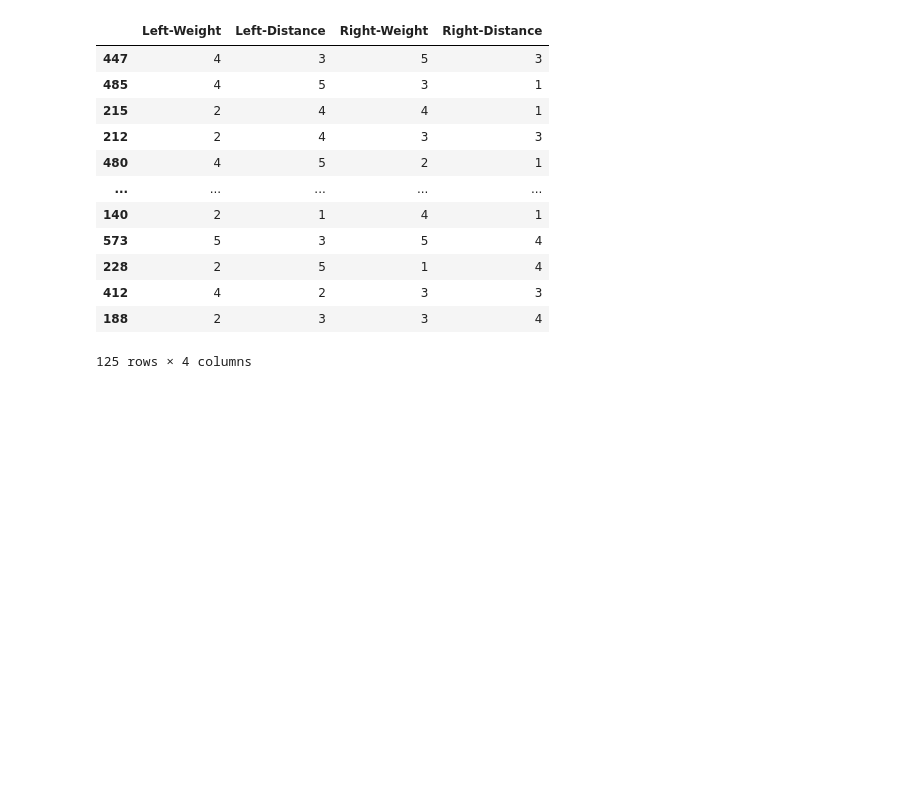
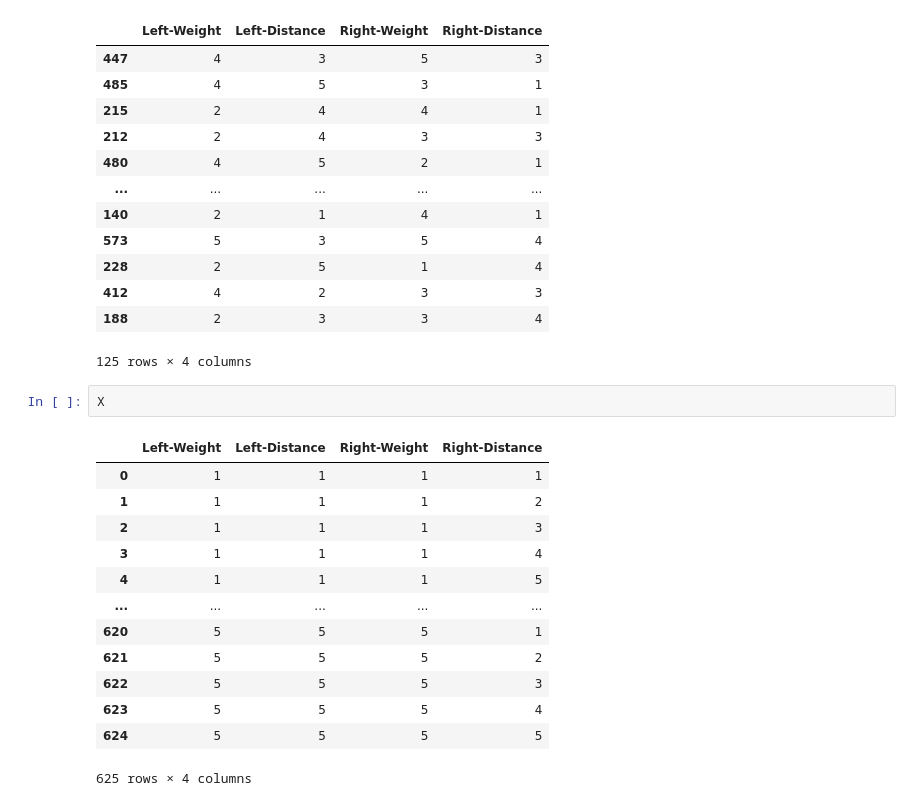
Before and after one commit to spunnam/balance-scale, a Jupyter notebook: balance-scale-gp3.ipynb, the cells around one changed output. Cells and saved outputs as stored; diff of their text form; blank space fills up the shorter version.

```diff
--- a/balance-scale-gp3.ipynb
+++ b/balance-scale-gp3.ipynb
@@ -178,3 +178,19 @@ X_test
 | 412 | 4 | 2 | 3 | 3 |
 | 188 | 2 | 3 | 3 | 4 |
 125 rows × 4 columns
+# %%
+X
+# %% [output]
+|  | Left-Weight | Left-Distance | Right-Weight | Right-Distance |
+| 0 | 1 | 1 | 1 | 1 |
+| 1 | 1 | 1 | 1 | 2 |
+| 2 | 1 | 1 | 1 | 3 |
+| 3 | 1 | 1 | 1 | 4 |
+| 4 | 1 | 1 | 1 | 5 |
+| ... | ... | ... | ... | ... |
+| 620 | 5 | 5 | 5 | 1 |
+| 621 | 5 | 5 | 5 | 2 |
+| 622 | 5 | 5 | 5 | 3 |
+| 623 | 5 | 5 | 5 | 4 |
+| 624 | 5 | 5 | 5 | 5 |
+625 rows × 4 columns
```
Also changed, not shown: parts of 1 cell of this notebook.
